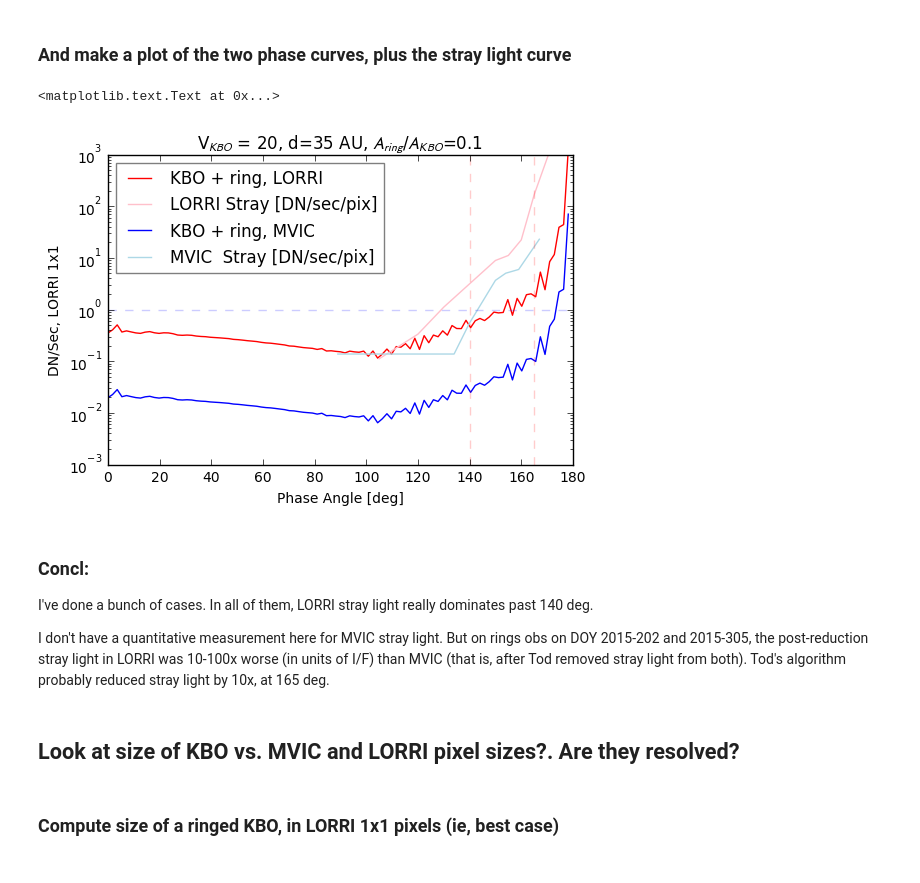
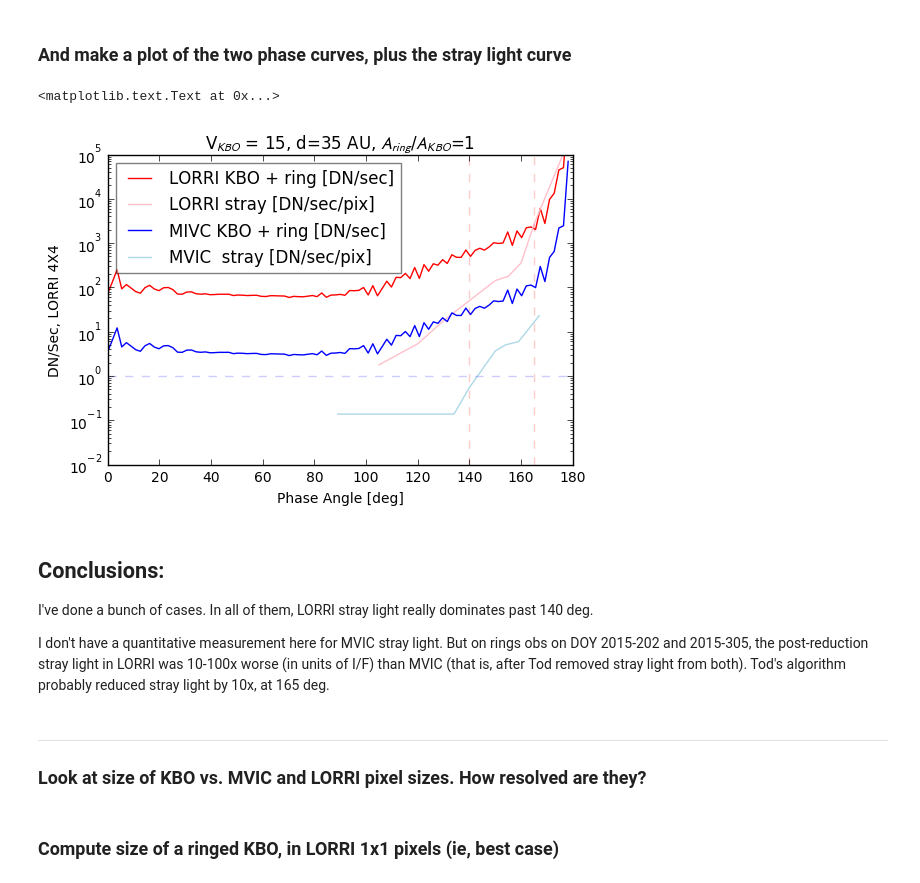
Before and after one commit to henrythroop/NH_Jring, a Jupyter notebook: KEM KBO Planning.ipynb, the cells around one changed output. Drawn from its saved outputs; the diff is of its cells as text; code cells hidden in the pictures.

```diff
--- a/KEM KBO Planning.ipynb
+++ b/KEM KBO Planning.ipynb
@@ -187,9 +182,13 @@ IoF_stray_lorri       = IoF_stray_lorri_arr[1,:]
 
 # Convert Hal's chart values from I/F, to DN, using normalization constant on that chart.
 
-S_stray_lorri_pluto   = IoF_stray_lorri * (10 / 8e-4)       # DN/sec/pixel [blue dashed line in Hal's slide]
+S_stray_lorri_pluto_1x1 = IoF_stray_lorri * (10 / 8e-4)     # DN/sec/pixel [blue dashed line in Hal's slide]
                                                             # DN/sec is for Pluto distance.
                                                             # For other distances, multiply by (33/dist_au)**2
+
+# Scale from DN/s for 1x1, to 4x4
+
+S_stray_lorri_pluto_4x4 = S_stray_lorri_pluto_1x1 * 16
 
 # Now do a test conversion: convert this from I/F to DN/sec using RT eq's.
 
@@ -203,0 +198,10 @@ array([  5.14440220e+00,   5.14440220e-01,   5.14440220e-02,
+# %%
+if (mode_lorri == '1X1'):
+    RSOLAR_LORRI        = RSOLAR_LORRI_1X1
+    PHOTZPT_LORRI       = PHOTZPT_LORRI_1X1
+    S_stray_lorri_pluto = S_stray_lorri_pluto_1x1
+
+if (mode_lorri == '4X4'):
+    RSOLAR_LORRI        = RSOLAR_LORRI_4X4
+    PHOTZPT_LORRI       = PHOTZPT_LORRI_4X4
+    S_stray_lorri_pluto = S_stray_lorri_pluto_4x4
@@ -317,4 +346,4 @@ p11_mie        = phase_function_mie(x, n_refract, phi)               # 'Normal'
 # %%
-V               = 20  # Magnitude of KBO. Typical magnitudes, as seen from NH, are 15-20.
-dist_kbo_au         = 35  # Orbital distance, in AU. KBO flybys are mostly 2017 - 2018, at distances 37 .. 42 AU.
-ratio_ring_body = 0.1 # Brightness ratio, at backscatter. (ie, area ratio of rings : central_body)
+V               = 15  # Magnitude of KBO. Typical magnitudes, as seen from NH, are 15-20.
+dist_kbo_au     = 35  # Orbital distance, in AU. KBO flybys are mostly 2017 - 2018, at distances 37 .. 42 AU.
+ratio_ring_body = 1   # Brightness ratio, at backscatter. (ie, area ratio of rings : central_body, assuming same albedo)
@@ -363,41 +377,43 @@ S_kbo_ringed_mvic  = S_kbo_lambert_mvic  + S_kbo_mie_mvic
 # %%
 # plt.plot(phi*r2d,       S_kbo_lambert,       label = 'KBO Body [DN/sec]')
 # plt.plot(phi*r2d,       S_kbo_mie,           label = 'KBO Rings [DN/sec]')
 
 plt.plot(phi*r2d,       S_kbo_ringed_lorri,
-         color = 'red', label = 'KBO + ring, LORRI' )
+         color = 'red', label = 'LORRI KBO + ring [DN/sec]' )
 
 plt.plot(phi_stray_lorri*r2d, S_stray_lorri_pluto * (dist_pluto_ca_au/dist_kbo_au)**2,
          color = 'pink',
-         label = 'LORRI Stray [DN/sec/pix]')
+         label = 'LORRI stray [DN/sec/pix]')
 
 plt.plot(phi*r2d,       S_kbo_ringed_mvic,
-         color = 'blue', label = 'KBO + ring, MVIC' )
+         color = 'blue', label = 'MIVC KBO + ring [DN/sec]' )
 
 plt.plot(phi_stray_mvic*r2d, S_stray_mvic_pluto  * (dist_pluto_ca_au/dist_kbo_au)**2,
          color = 'lightblue',
-         label = 'MVIC  Stray [DN/sec/pix]')
+         label = 'MVIC  stray [DN/sec/pix]')
 
 plt.axhline(y=1,linestyle='--', alpha=0.2)                  # Horizontal dashed line at 1 DN/sec
 plt.axvline(x=165, linestyle='--', color='red', alpha=0.2)   # Vertical dashed line at departure asymptote
 plt.axvline(x=140, linestyle='--', color='red', alpha=0.2)   # Vertical dashed line at 140 deg (end of KBO 2016 obs)
 
-plt.ylabel('DN/Sec, LORRI 1x1')
+plt.ylabel('DN/Sec, LORRI ' + mode_lorri)
 plt.xlabel('Phase Angle [deg]')
 plt.yscale('log')
 plt.legend(framealpha=0.5, loc = 'upper left')
-plt.ylim((1e-3, 1000))
+plt.ylim((1e-2, 1e5))
 plt.title('V$_{{KBO}}$ = {}, d={} AU, $A_{{ring}}$/$A_{{KBO}}$={}'.format(V, dist_kbo_au, ratio_ring_body))
 # %% [output]
 <matplotlib.text.Text at 0x...>
-[figure, old version]
+[figure, new version]
 # %% [markdown]
-### Concl:
+## Conclusions:
 I've done a bunch of cases. In all of them, LORRI stray light really dominates past 140 deg.
 
 I don't have a quantitative measurement here for MVIC stray light. But on rings obs on DOY 2015-202 and 2015-305, the post-reduction stray light in LORRI was 10-100x worse (in units of I/F) than MVIC (that is, after Tod removed stray light from both). Tod's algorithm probably reduced stray light by 10x, at 165 deg.
 # %% [markdown]
-## Look at size of KBO vs. MVIC and LORRI pixel sizes?. Are they resolved?
+---
+
+### Look at size of KBO vs. MVIC and LORRI pixel sizes. How resolved are they?
 # %%
 scale_lorri_1x1 = 0.3*d2r / 1024
 scale_lorri_4x4 = scale_lorri_1x1 * 4
```
Also changed, not shown: parts of 27 cells of this notebook, 1 other file.
